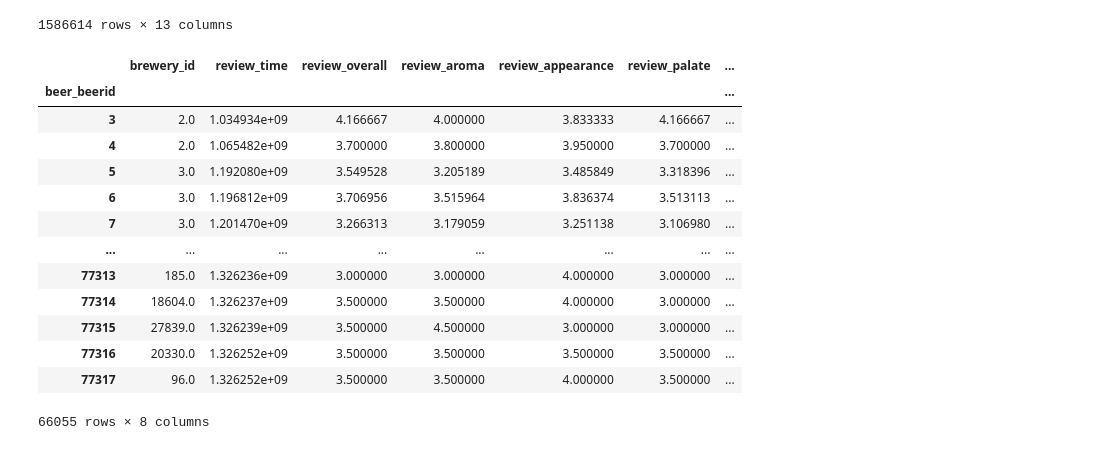
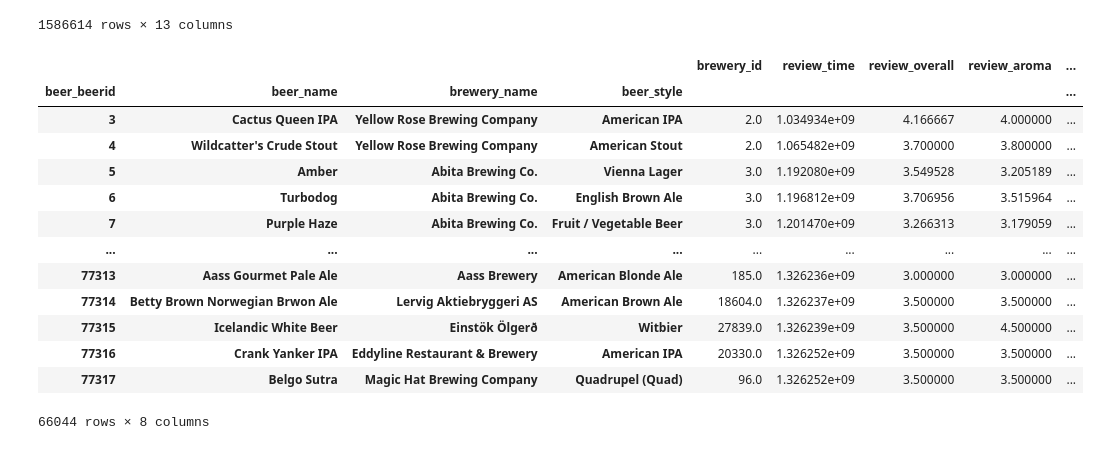
Before and after one commit to nowlansavage/brewery_startup_guide, a Jupyter notebook: beer_reviews.ipynb, the cells around one changed output. Saved outputs shown, nothing was run; the diff lists cells and outputs as text; code cells hidden in the pictures.

```diff
--- a/beer_reviews.ipynb
+++ b/beer_reviews.ipynb
@@ -18,20 +18,20 @@ beer_reviews
 | 1586613 | 14359 | The Defiant Brewing Company | 1160005319 | 5.0 | 4.5 | 4.5 | ... |
 1586614 rows × 13 columns
 # %%
-beer_review_ave = beer_reviews.groupby(['beer_beerid']).mean()
+beer_review_ave = beer_reviews.groupby(['beer_beerid','beer_name','brewery_name','beer_style']).mean()
 beer_review_ave
 # %% [output]
-|  | brewery_id | review_time | review_overall | review_aroma | review_appearance | review_palate | ... |
-| beer_beerid |  |  |  |  |  |  | ... |
-| 3 | 2.0 | 1.034934e+09 | 4.166667 | 4.000000 | 3.833333 | 4.166667 | ... |
-| 4 | 2.0 | 1.065482e+09 | 3.700000 | 3.800000 | 3.950000 | 3.700000 | ... |
-| 5 | 3.0 | 1.192080e+09 | 3.549528 | 3.205189 | 3.485849 | 3.318396 | ... |
-| 6 | 3.0 | 1.196812e+09 | 3.706956 | 3.515964 | 3.836374 | 3.513113 | ... |
-| 7 | 3.0 | 1.201470e+09 | 3.266313 | 3.179059 | 3.251138 | 3.106980 | ... |
-| ... | ... | ... | ... | ... | ... | ... | ... |
-| 77313 | 185.0 | 1.326236e+09 | 3.000000 | 3.000000 | 4.000000 | 3.000000 | ... |
-| 77314 | 18604.0 | 1.326237e+09 | 3.500000 | 3.500000 | 4.000000 | 3.000000 | ... |
-| 77315 | 27839.0 | 1.326239e+09 | 3.500000 | 4.500000 | 3.000000 | 3.000000 | ... |
-| 77316 | 20330.0 | 1.326252e+09 | 3.500000 | 3.500000 | 3.500000 | 3.500000 | ... |
-| 77317 | 96.0 | 1.326252e+09 | 3.500000 | 3.500000 | 4.000000 | 3.500000 | ... |
+|  |  |  |  | brewery_id | review_time | review_overall | review_aroma | ... |
+| beer_beerid | beer_name | brewery_name | beer_style |  |  |  |  | ... |
+| 3 | Cactus Queen IPA | Yellow Rose Brewing Company | American IPA | 2.0 | 1.034934e+09 | 4.166667 | 4.000000 | ... |
+| 4 | Wildcatter's Crude Stout | Yellow Rose Brewing Company | American Stout | 2.0 | 1.065482e+09 | 3.700000 | 3.800000 | ... |
+| 5 | Amber | Abita Brewing Co. | Vienna Lager | 3.0 | 1.192080e+09 | 3.549528 | 3.205189 | ... |
+| 6 | Turbodog | Abita Brewing Co. | English Brown Ale | 3.0 | 1.196812e+09 | 3.706956 | 3.515964 | ... |
+| 7 | Purple Haze | Abita Brewing Co. | Fruit / Vegetable Beer | 3.0 | 1.201470e+09 | 3.266313 | 3.179059 | ... |
+| ... | ... | ... | ... | ... | ... | ... | ... | ... |
+| 77313 | Aass Gourmet Pale Ale | Aass Brewery | American Blonde Ale | 185.0 | 1.326236e+09 | 3.000000 | 3.000000 | ... |
+| 77314 | Betty Brown Norwegian Brwon Ale | Lervig Aktiebryggeri AS | American Brown Ale | 18604.0 | 1.326237e+09 | 3.500000 | 3.500000 | ... |
+| 77315 | Icelandic White Beer | Einstök Ölgerð | Witbier | 27839.0 | 1.326239e+09 | 3.500000 | 4.500000 | ... |
+| 77316 | Crank Yanker IPA | Eddyline Restaurant & Brewery | American IPA | 20330.0 | 1.326252e+09 | 3.500000 | 3.500000 | ... |
+| 77317 | Belgo Sutra | Magic Hat Brewing Company | Quadrupel (Quad) | 96.0 | 1.326252e+09 | 3.500000 | 3.500000 | ... |
-66055 rows × 8 columns
+66044 rows × 8 columns
```
Also changed, not shown: parts of 2 cells of this notebook.
